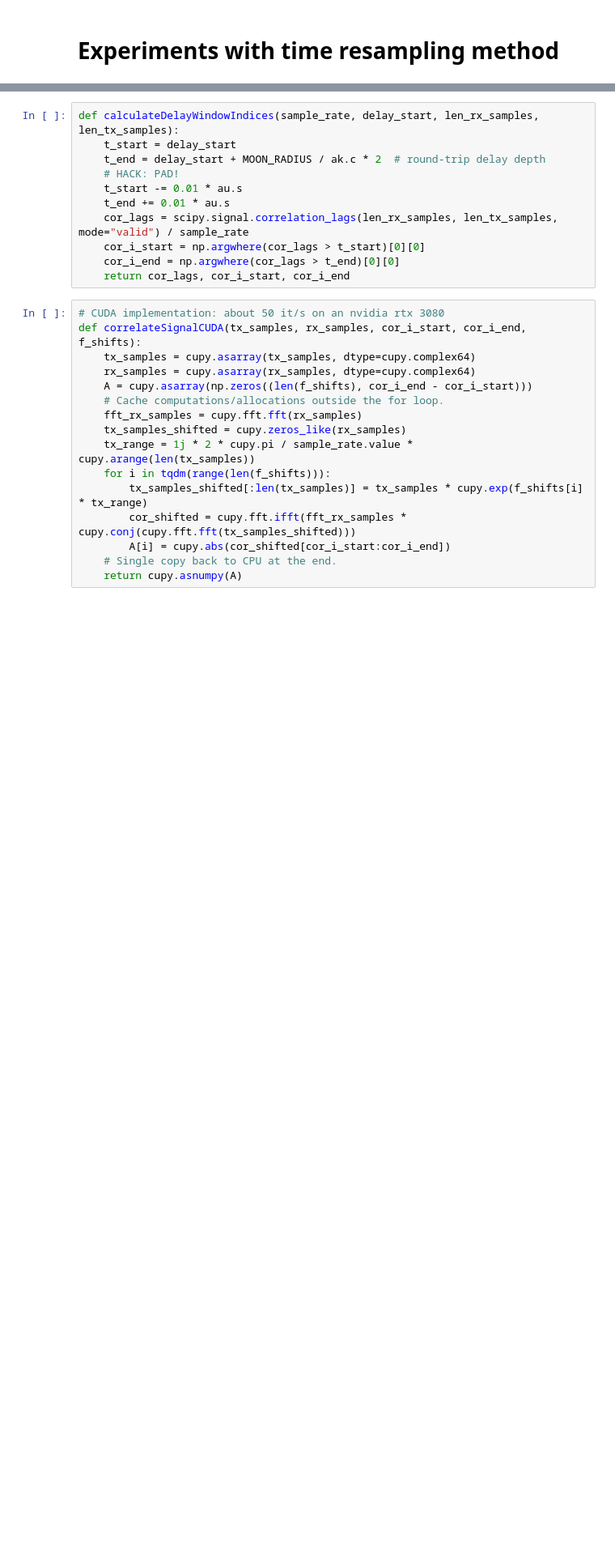
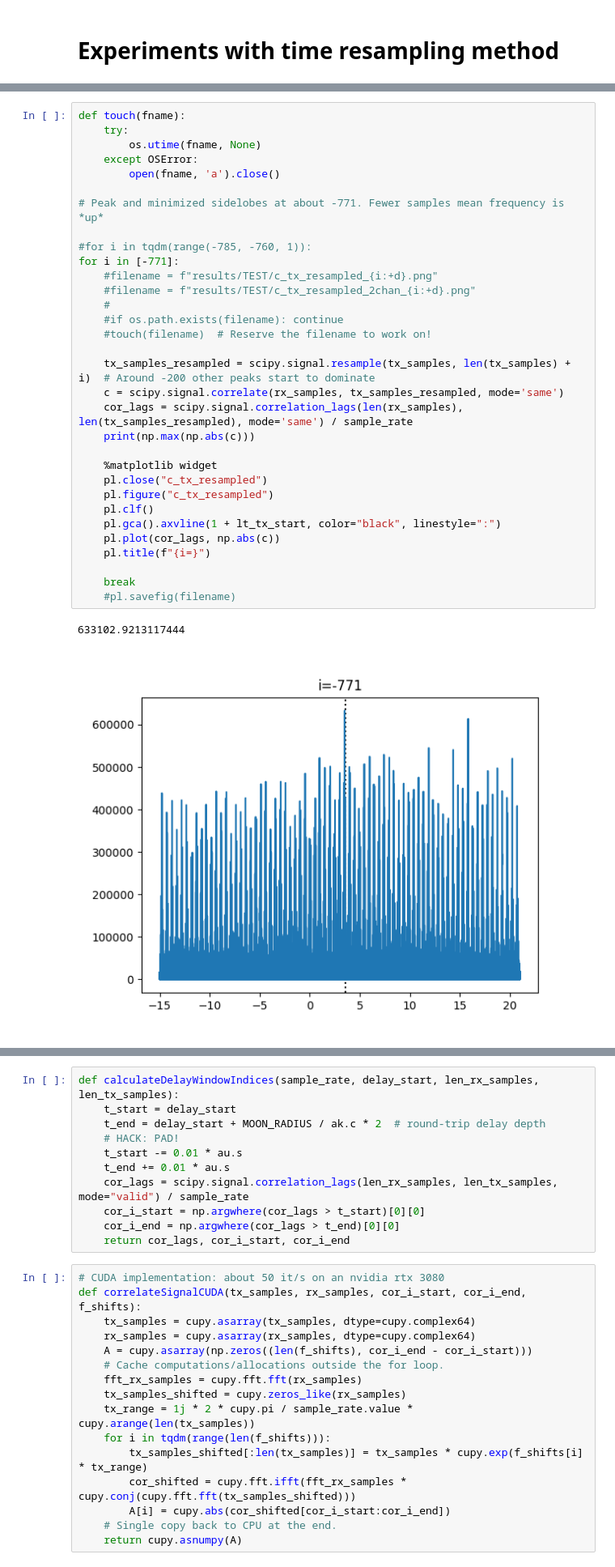
Before and after one commit to thandal/moon-radar, a Jupyter notebook: notebooks/Planetary Radar -- Moon -- CLEAN.ipynb, the cells around one changed output, grey strips where cells are left out. Shown at 81% size. Cells and saved outputs as stored; diff of their text form; blank space fills up the shorter version.

```diff
--- a/notebooks/Planetary Radar -- Moon -- CLEAN.ipynb
+++ b/notebooks/Planetary Radar -- Moon -- CLEAN.ipynb
@@ -318,0 +428,35 @@ tx_sample_times = tx_start + np.arange(len(tx_samples)) / sample_rate.value
+# %%
+def touch(fname):
+    try:
+        os.utime(fname, None)
+    except OSError:
+        open(fname, 'a').close()
+
+# Peak and minimized sidelobes at about -771. Fewer samples mean frequency is *up*
+
+#for i in tqdm(range(-785, -760, 1)):
+for i in [-771]:
+    #filename = f"results/TEST/c_tx_resampled_{i:+d}.png"
+    #filename = f"results/TEST/c_tx_resampled_2chan_{i:+d}.png"
+    #
+    #if os.path.exists(filename): continue
+    #touch(filename)  # Reserve the filename to work on!
+
+    tx_samples_resampled = scipy.signal.resample(tx_samples, len(tx_samples) + i)  # Around -200 other peaks start to dominate
+    c = scipy.signal.correlate(rx_samples, tx_samples_resampled, mode='same')
+    cor_lags = scipy.signal.correlation_lags(len(rx_samples), len(tx_samples_resampled), mode='same') / sample_rate
+    print(np.max(np.abs(c)))
+
+    %matplotlib widget
+    pl.close("c_tx_resampled")
+    pl.figure("c_tx_resampled")
+    pl.clf()
+    pl.gca().axvline(1 + lt_tx_start, color="black", linestyle=":")
+    pl.plot(cor_lags, np.abs(c))
+    pl.title(f"{i=}")
+
+    break
+    #pl.savefig(filename)
+# %% [output]
+633102.9213117444
+[figure, added]
```
Also changed, not shown: parts of 22 cells of this notebook, 2 other files.
